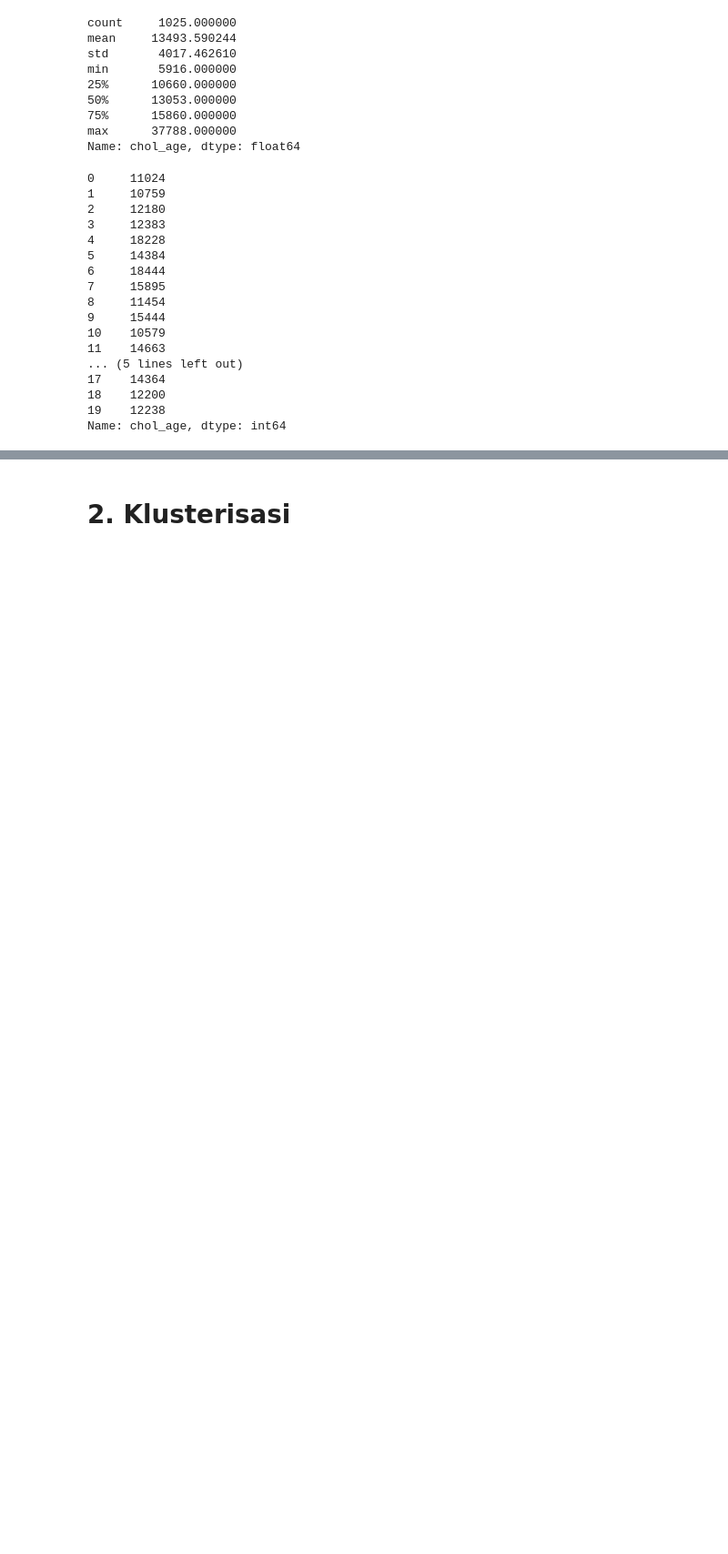
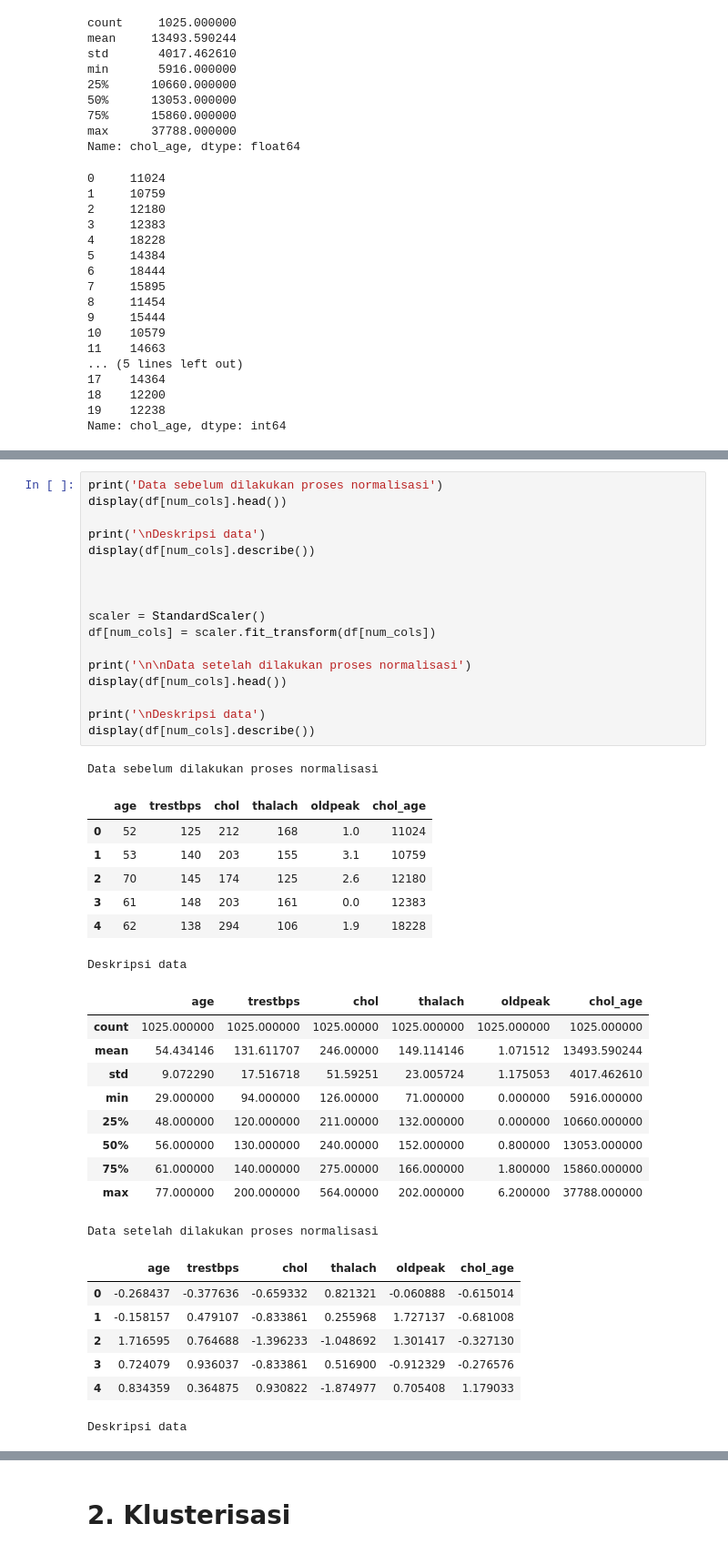
Before and after one commit to FarrelAD/Sinau-Mesin, a Jupyter notebook: notebooks/07-uts/idn-notebook.ipynb, the cells around one changed output, grey strips where cells are left out. Shown at 91% size. Cells and saved outputs as stored; diff of their text form; blank space fills up the shorter version.

```diff
--- a/notebooks/07-uts/idn-notebook.ipynb
+++ b/notebooks/07-uts/idn-notebook.ipynb
@@ -141,0 +193,43 @@ df[num_cols] = scaler.fit_transform(df[num_cols])
+# %%
+print('Data sebelum dilakukan proses normalisasi')
+display(df[num_cols].head())
+
+print('\nDeskripsi data')
+display(df[num_cols].describe())
+
+
+
+scaler = StandardScaler()
+df[num_cols] = scaler.fit_transform(df[num_cols])
+
+print('\n\nData setelah dilakukan proses normalisasi')
+display(df[num_cols].head())
+
+print('\nDeskripsi data')
+display(df[num_cols].describe())
+# %% [output]
+Data sebelum dilakukan proses normalisasi
+|  | age | trestbps | chol | thalach | oldpeak | chol_age |
+| 0 | 52 | 125 | 212 | 168 | 1.0 | 11024 |
+| 1 | 53 | 140 | 203 | 155 | 3.1 | 10759 |
+| 2 | 70 | 145 | 174 | 125 | 2.6 | 12180 |
+| 3 | 61 | 148 | 203 | 161 | 0.0 | 12383 |
+| 4 | 62 | 138 | 294 | 106 | 1.9 | 18228 |
+Deskripsi data
+|  | age | trestbps | chol | thalach | oldpeak | chol_age |
+| count | 1025.000000 | 1025.000000 | 1025.00000 | 1025.000000 | 1025.000000 | 1025.000000 |
+| mean | 54.434146 | 131.611707 | 246.00000 | 149.114146 | 1.071512 | 13493.590244 |
+| std | 9.072290 | 17.516718 | 51.59251 | 23.005724 | 1.175053 | 4017.462610 |
+| min | 29.000000 | 94.000000 | 126.00000 | 71.000000 | 0.000000 | 5916.000000 |
+| 25% | 48.000000 | 120.000000 | 211.00000 | 132.000000 | 0.000000 | 10660.000000 |
+| 50% | 56.000000 | 130.000000 | 240.00000 | 152.000000 | 0.800000 | 13053.000000 |
+| 75% | 61.000000 | 140.000000 | 275.00000 | 166.000000 | 1.800000 | 15860.000000 |
+| max | 77.000000 | 200.000000 | 564.00000 | 202.000000 | 6.200000 | 37788.000000 |
+Data setelah dilakukan proses normalisasi
+|  | age | trestbps | chol | thalach | oldpeak | chol_age |
+| 0 | -0.268437 | -0.377636 | -0.659332 | 0.821321 | -0.060888 | -0.615014 |
+| 1 | -0.158157 | 0.479107 | -0.833861 | 0.255968 | 1.727137 | -0.681008 |
+| 2 | 1.716595 | 0.764688 | -1.396233 | -1.048692 | 1.301417 | -0.327130 |
+| 3 | 0.724079 | 0.936037 | -0.833861 | 0.516900 | -0.912329 | -0.276576 |
+| 4 | 0.834359 | 0.364875 | 0.930822 | -1.874977 | 0.705408 | 1.179033 |
+Deskripsi data
```
Also changed, not shown: parts of 11 cells of this notebook.
